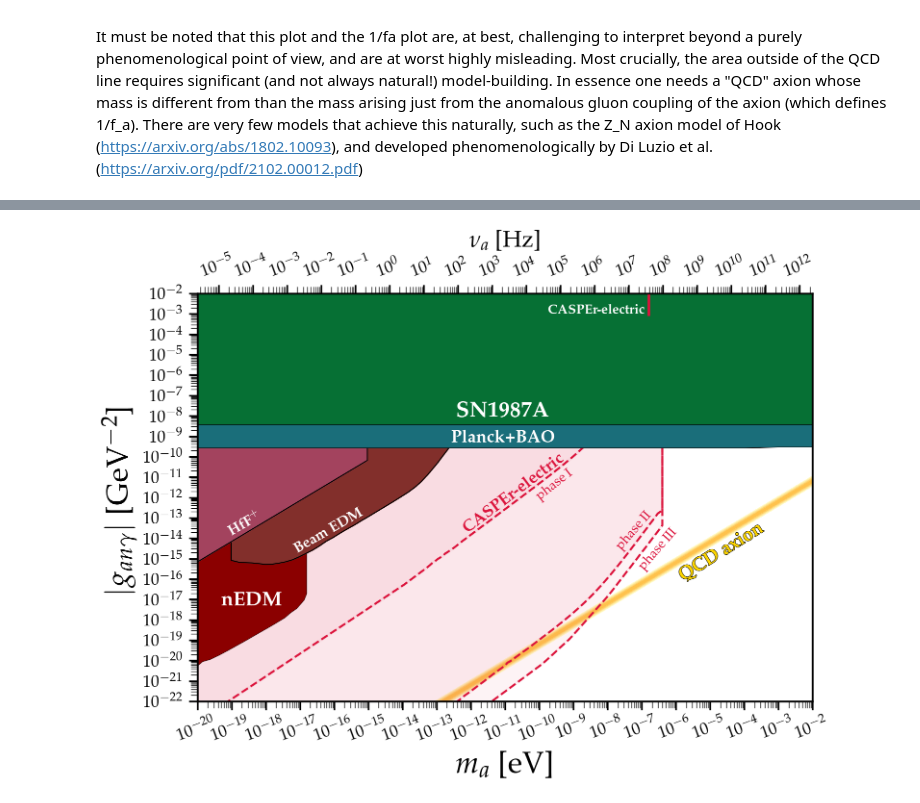
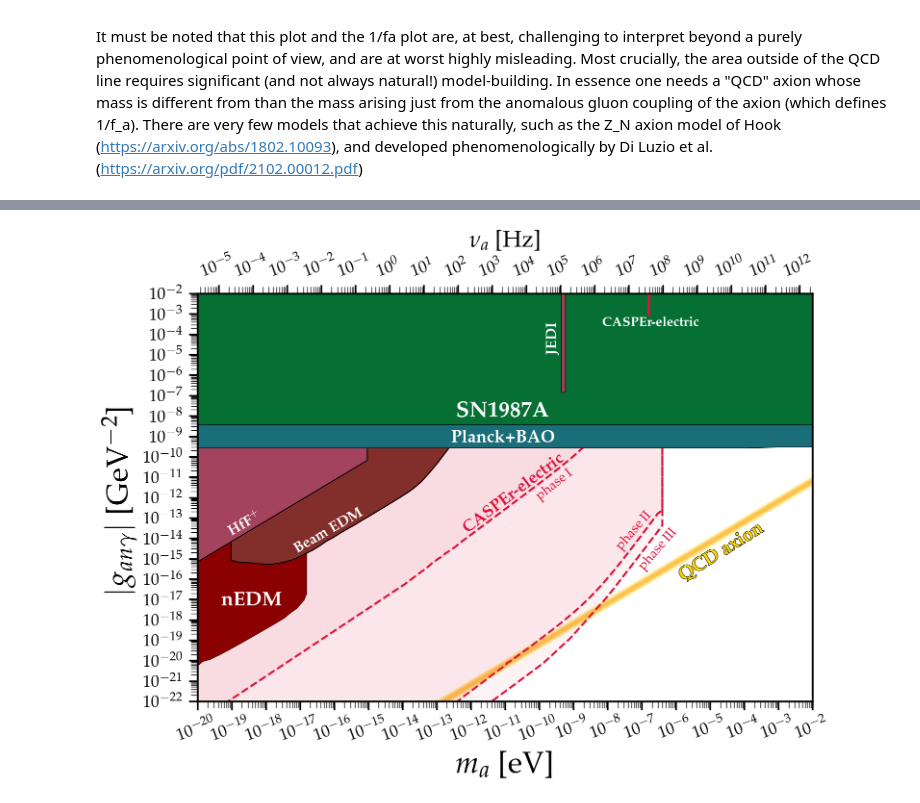
Before and after one commit to cajohare/AxionLimits, a Jupyter notebook: AxionEDM.ipynb, the cells around one changed output, grey strips where cells are left out. Cells and saved outputs as stored; diff of their text form; code cells hidden in the pictures.

```diff
--- a/AxionEDM.ipynb
+++ b/AxionEDM.ipynb
@@ -37,21 +39,22 @@ MySaveFig(fig,'AxionEDM')
 # %%
 fig,ax = FigSetup(Shape='Rectangular',ylab=r'$|g_{an\gamma}|$ [GeV$^{-2}$]',mathpazo=True,\
                               g_min=1e-22,g_max=1e-2,m_min=1e-20,m_max=1e-2,FrequencyAxis=True,N_Hz=1)
 
 
 AxionEDM.QCDAxion(ax)
 AxionEDM.nEDM(ax)
 AxionEDM.BeamEDM(ax)
 AxionEDM.HfF(ax)
+AxionEDM.JEDI(ax)
 AxionEDM.SN1987A(ax)
 AxionEDM.CASPEr(ax,projection=True)
 AxionEDM.PlanckBAO(ax)
 
 #BlackHoleSpins(ax,6.4e-16*1e12,[0.7e-13,0.2e-18],fs=23,rotation=90,text_col='k',text_on=True,alpha=1,facecolor='gray')
 # plt.gcf().text(0.475,0.29,'Stellar',ha='center',alpha=0.75)
 # plt.gcf().text(0.475,0.26,'BHs',ha='center',alpha=0.75)
 # plt.gcf().text(0.195,0.18,'SM \n BHs',alpha=0.75,ha='center');
 
 MySaveFig(fig,'AxionEDM_with_Projections')
 # %% [output]
-[figure, old version]
+[figure, new version]
```
Also changed, not shown: parts of 1 cell of this notebook, 23 other files.
